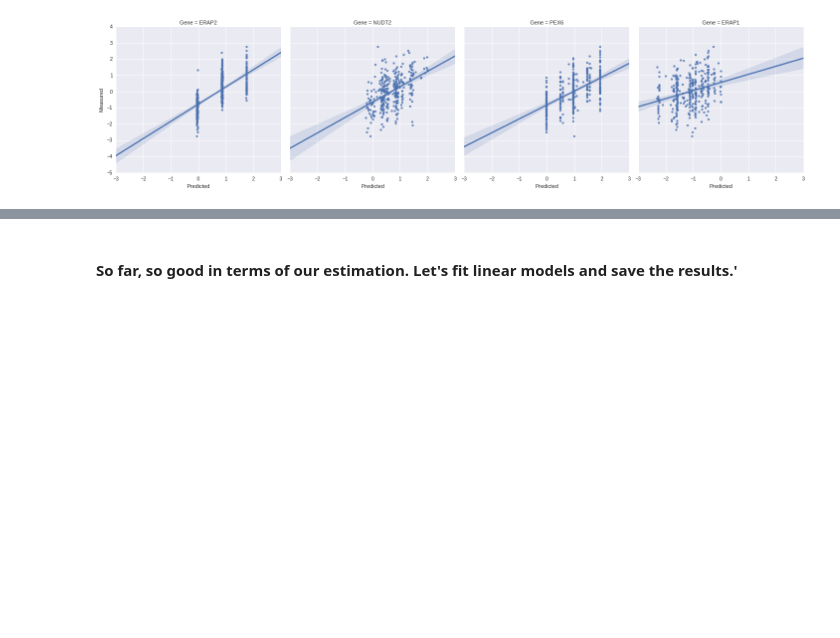
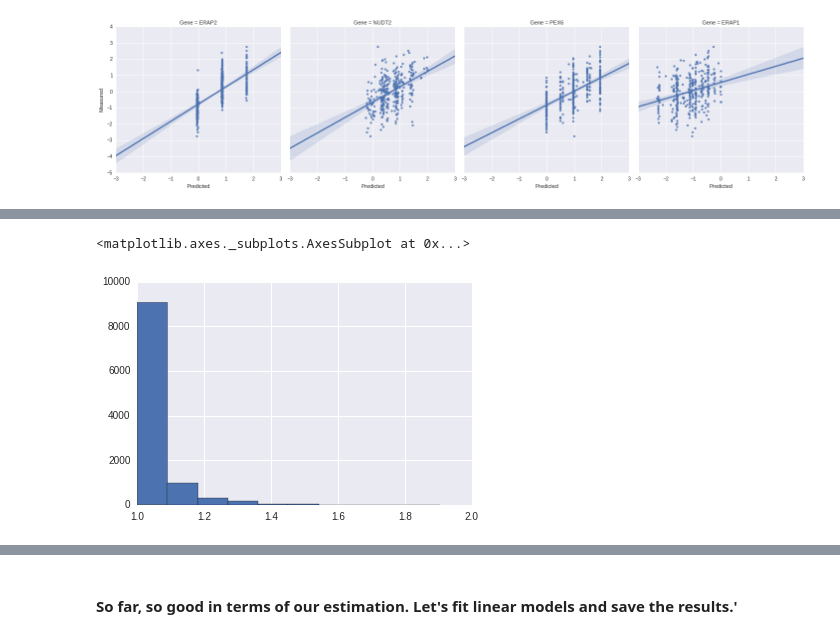
Before and after one commit to Schork-Lab/mediator-was, a Jupyter notebook: jupyter/predixcan/gtex_attenuation.ipynb, the cells around one changed output, grey strips where cells are left out. Saved outputs shown, nothing was run; the diff lists cells and outputs as text; code cells hidden in the pictures; blank space fills up the shorter version.

```diff
--- a/jupyter/predixcan/gtex_variance.ipynb
+++ b/jupyter/predixcan/gtex_attenuation.ipynb
@@ -126,0 +151,3 @@ Image('http://www.nature.com/ng/journal/v47/n9/images_article/ng.3367-F5.jpg', h
+# %%
+difference = combined.loc(axis=0)[:,'Measured']-combined.loc(axis=0)[:,'Predicted'].values
+difference.index = difference.index.droplevel(1)
@@ -126,0 +165,18 @@ Image('http://www.nature.com/ng/journal/v47/n9/images_article/ng.3367-F5.jpg', h
+# %%
+attenuation = pd.concat([difference.std(axis=1),
+                         predicted.std(axis=1)], axis=1)\
+                       .dropna(axis=0)
+attenuation.columns = ['Measurement Error SD', 'Predicted SD']
+# %%
+def calculate_reliability_ratio(series):
+    variance_x = np.power(series['Measurement Error SD'], 2)
+    variance_error = np.power(series['Predicted SD'], 2)
+    return (variance_x) / (variance_error + variance_x)
+# %%
+attenuation['Attenuation'] = attenuation.apply(calculate_reliability_ratio,
+                                              axis=1)
+# %%
+attenuation['Attenuation'].map(lambda x: 1/(x+0.000000001)).hist()
+# %% [output]
+<matplotlib.axes._subplots.AxesSubplot at 0x...>
+[figure, added]
```
Also changed, not shown: parts of 11 cells of this notebook.
